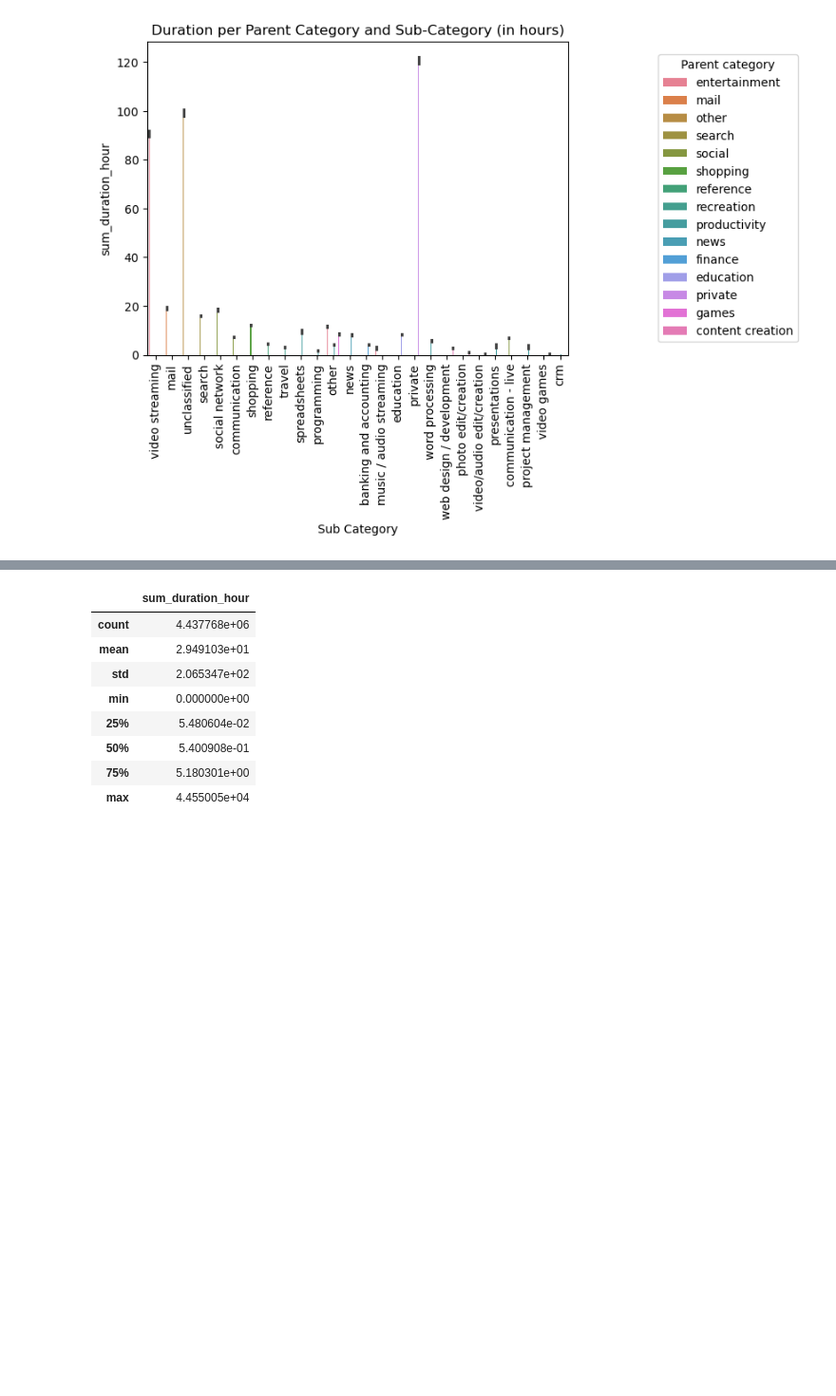
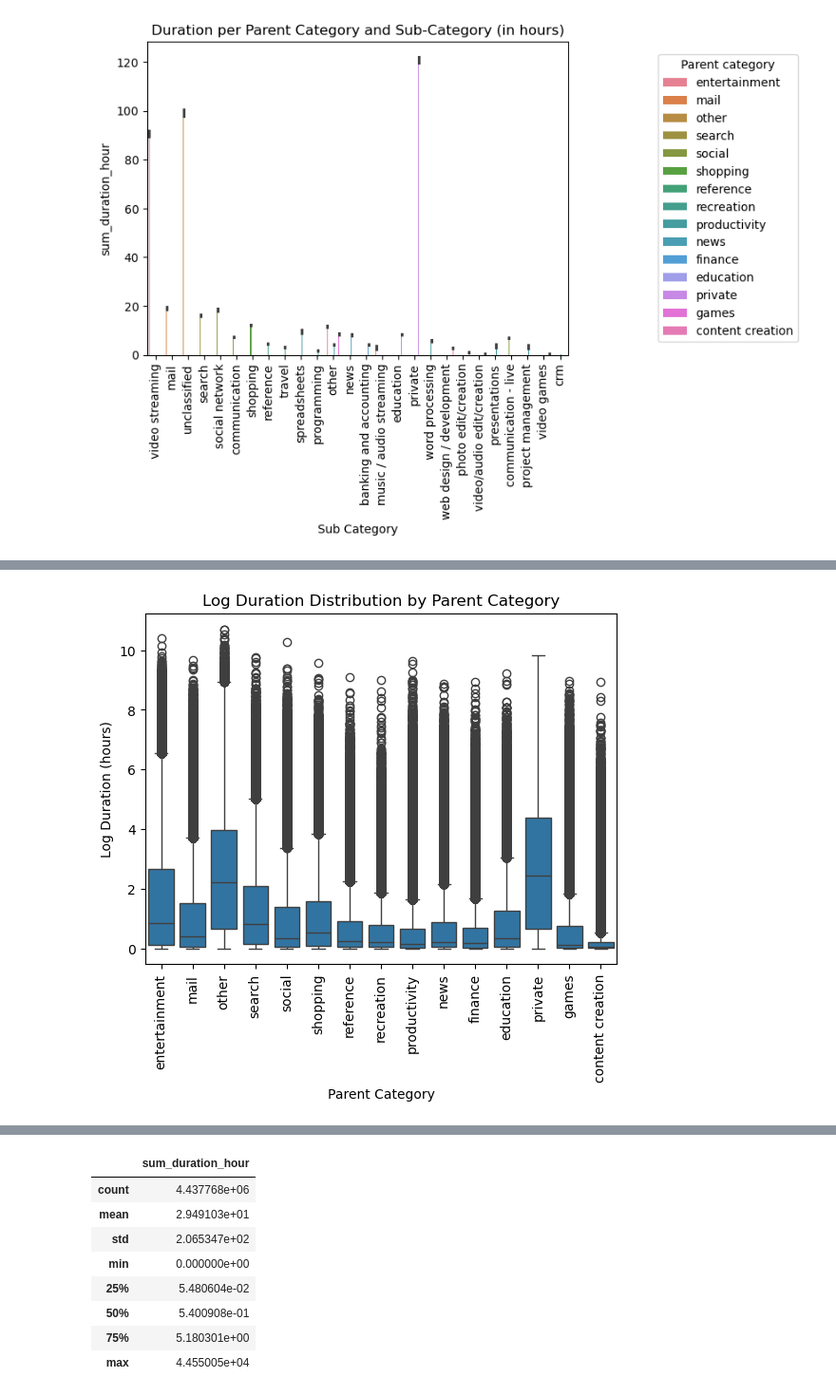
Before and after one commit to couchsnail/energy_explore, a Jupyter notebook: browser_eda/browser_eda.ipynb, the cells around one changed output, grey strips where cells are left out. Shown at 95% size. Saved outputs shown, nothing was run; the diff lists cells and outputs as text; code cells hidden in the pictures; blank space fills up the shorter version.

```diff
--- a/browser_eda/browser_eda.ipynb
+++ b/browser_eda/browser_eda.ipynb
@@ -558,0 +548,5 @@ plt.show()
+# %%
+parent_subcat_sum['log_duration'] = np.log1p(parent_subcat_sum['sum_duration_hour'])
+sns.histplot(parent_subcat_sum['log_duration'], bins=100, kde=True)
+plt.title("Log-Transformed Sum Duration (Hours)")
+plt.show()
@@ -558,0 +555,9 @@ plt.show()
+# %%
+sns.boxplot(data=parent_subcat_sum, x='parent_category', y='log_duration')
+plt.title('Log Duration Distribution by Parent Category')
+plt.xlabel('Parent Category')
+plt.ylabel('Log Duration (hours)')
+plt.xticks(rotation=90)
+plt.show()
+# %% [output]
+[figure, added]
```
Also changed, not shown: parts of 35 cells of this notebook.
